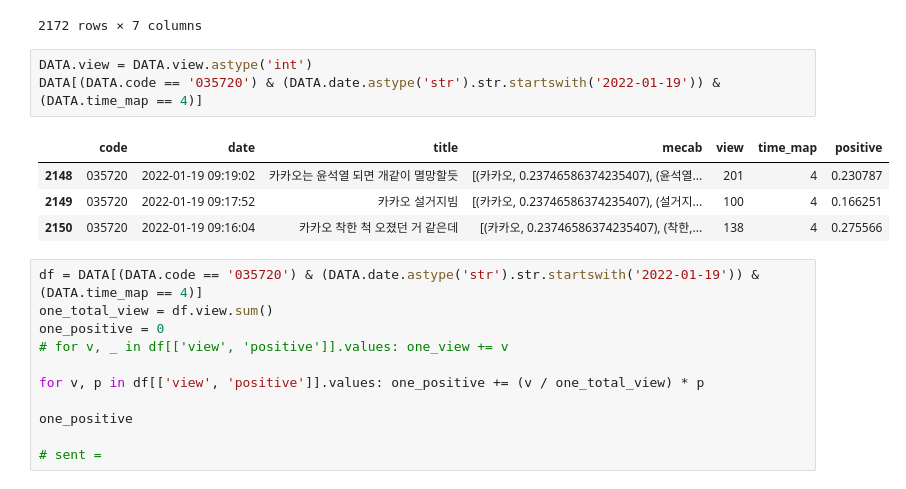
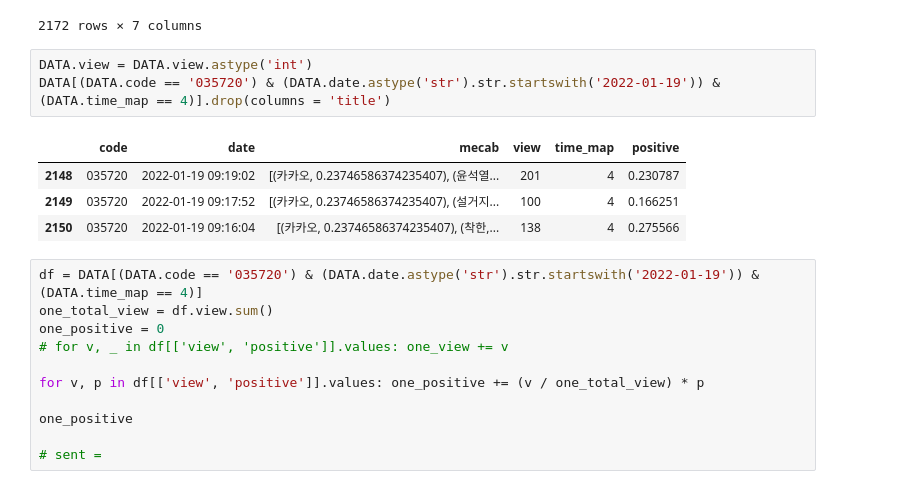
Before and after one commit to jayleenym/AYOA, a Jupyter notebook: 감성사전/감성사전만들기.ipynb, the cells around one changed output. Cells and saved outputs as stored; diff of their text form.

```diff
--- a/감성사전/감성사전만들기.ipynb
+++ b/감성사전/감성사전만들기.ipynb
@@ -581,12 +581,12 @@ DATA
 2172 rows × 7 columns
 # %%
 DATA.view = DATA.view.astype('int')
-DATA[(DATA.code == '035720') & (DATA.date.astype('str').str.startswith('2022-01-19')) & (DATA.time_map == 4)]
+DATA[(DATA.code == '035720') & (DATA.date.astype('str').str.startswith('2022-01-19')) & (DATA.time_map == 4)].drop(columns = 'title')
 # %% [output]
-|  | code | date | title | mecab | view | time_map | positive |
-| 2148 | 035720 | 2022-01-19 09:19:02 | 카카오는 윤석열 되면 개같이 멸망할듯 | [(카카오, 0.23746586374235407), (윤석열... | 201 | 4 | 0.230787 |
-| 2149 | 035720 | 2022-01-19 09:17:52 | 카카오 설거지빔 | [(카카오, 0.23746586374235407), (설거지... | 100 | 4 | 0.166251 |
-| 2150 | 035720 | 2022-01-19 09:16:04 | 카카오 착한 척 오졌던 거 같은데 | [(카카오, 0.23746586374235407), (착한,... | 138 | 4 | 0.275566 |
+|  | code | date | mecab | view | time_map | positive |
+| 2148 | 035720 | 2022-01-19 09:19:02 | [(카카오, 0.23746586374235407), (윤석열... | 201 | 4 | 0.230787 |
+| 2149 | 035720 | 2022-01-19 09:17:52 | [(카카오, 0.23746586374235407), (설거지... | 100 | 4 | 0.166251 |
+| 2150 | 035720 | 2022-01-19 09:16:04 | [(카카오, 0.23746586374235407), (착한,... | 138 | 4 | 0.275566 |
 # %%
 df = DATA[(DATA.code == '035720') & (DATA.date.astype('str').str.startswith('2022-01-19')) & (DATA.time_map == 4)]
 one_total_view = df.view.sum()
```
Also changed, not shown: parts of 7 cells of this notebook, 1 other file.
